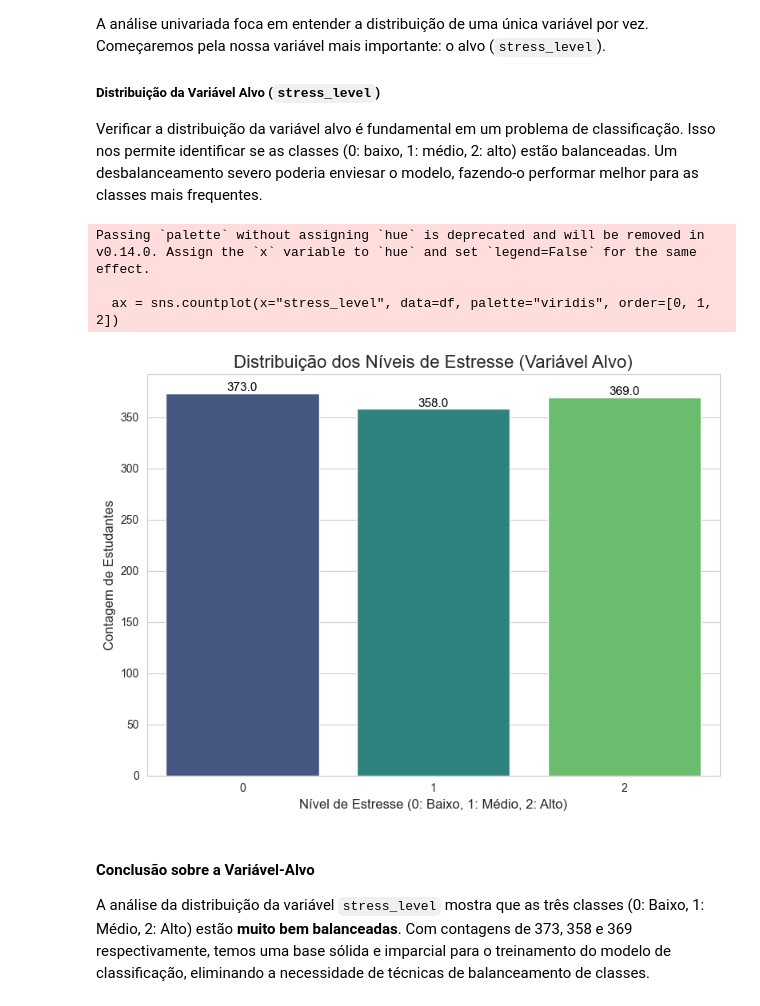
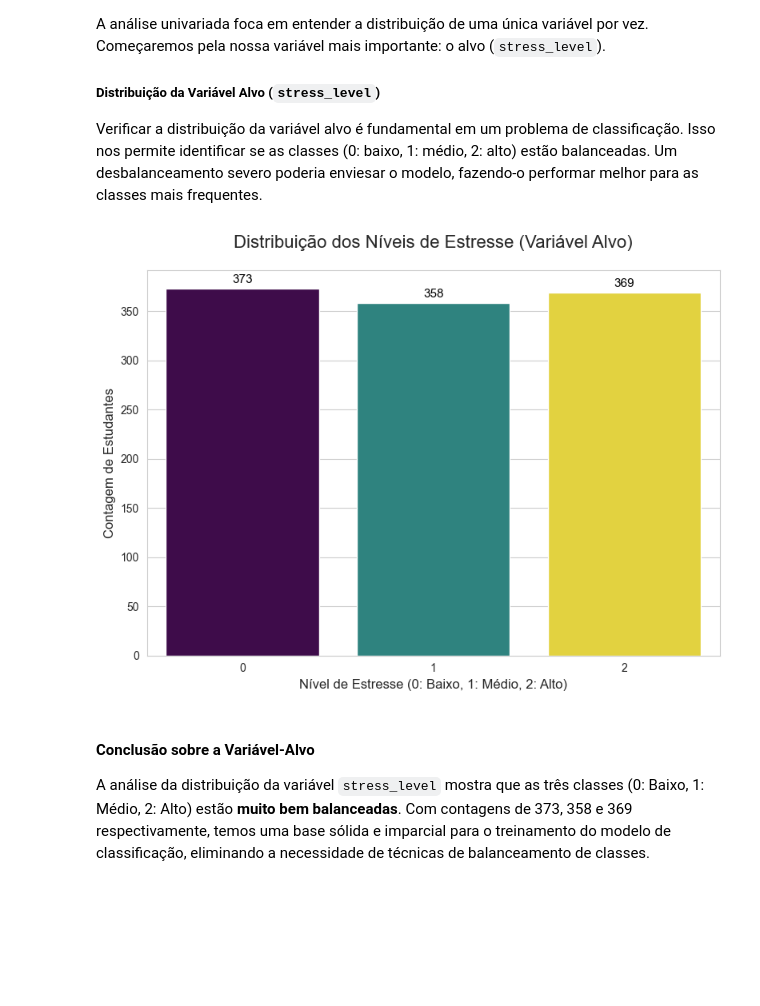
Before and after one commit to fernando-lfs/fiap-tech-challenge-fase3, a Jupyter notebook: notebooks/01-analise-exploratoria.ipynb, the cells around one changed output. Cells and saved outputs as stored; diff of their text form; code cells hidden in the pictures; blank space fills up the shorter version.

```diff
--- a/notebooks/01-analise-exploratoria.ipynb
+++ b/notebooks/01-analise-exploratoria.ipynb
@@ -167,39 +251,40 @@ Verificar a distribuição da variável alvo é fundamental em um problema de cl
 # %%
 import matplotlib.pyplot as plt
 import seaborn as sns
 
-# Configurações de visualização
+# Define o estilo e inicializa a figura e os eixos do gráfico.
 sns.set_style("whitegrid")
-plt.figure(figsize=(8, 6))
+fig, ax = plt.subplots(figsize=(8, 6))
 
-# Criar o gráfico de contagem para a variável alvo
-ax = sns.countplot(x="stress_level", data=df, palette="viridis", order=[0, 1, 2])
+# Cria um gráfico de contagem para a variável 'stress_level', atribuindo uma cor para cada nível.
+sns.countplot(
+    data=df,
+    x="stress_level",
+    hue="stress_level",
+    palette="viridis",
+    order=[0, 1, 2],
+    legend=False,
+    ax=ax,
+)
 
-# Adicionar títulos e rótulos
-plt.title("Distribuição dos Níveis de Estresse (Variável Alvo)", fontsize=16)
-plt.xlabel("Nível de Estresse (0: Baixo, 1: Médio, 2: Alto)", fontsize=12)
-plt.ylabel("Contagem de Estudantes", fontsize=12)
+# Itera sobre cada container de barras para adicionar os rótulos de contagem.
+for container in ax.containers:
+    ax.bar_label(container, padding=3, fontsize=11, color="black")
 
-# Adicionar contador
-for p in ax.patches:
-    ax.annotate(
-        f"{p.get_height()}",
-        (p.get_x() + p.get_width() / 2.0, p.get_height()),
-        ha="center",
-        va="center",
-        fontsize=11,
-        color="black",
-        xytext=(0, 5),
-        textcoords="offset points",
-    )
+# Define os títulos e rótulos para os eixos do gráfico.
+ax.set_title(
+    "Distribuição dos Níveis de Estresse (Variável Alvo)",
+    fontsize=16,
+    pad=20,  # Controla a distância do título para o gráfico.
+)
+ax.set_xlabel("Nível de Estresse (0: Baixo, 1: Médio, 2: Alto)", fontsize=12)
+ax.set_ylabel("Contagem de Estudantes", fontsize=12)
 
+# Otimiza o espaçamento entre os elementos do gráfico.
 plt.tight_layout()
 plt.show()
 # %% [output]
-Passing `palette` without assigning `hue` is deprecated and will be removed in v0.14.0. Assign the `x` variable to `hue` and set `legend=False` for the same effect.
-
-  ax = sns.countplot(x="stress_level", data=df, palette="viridis", order=[0, 1, 2])
-[figure, old version]
+[figure, new version]
 # %% [markdown]
 #### Conclusão sobre a Variável-Alvo
 
```
Also changed, not shown: parts of 24 cells of this notebook, 4 other files.
